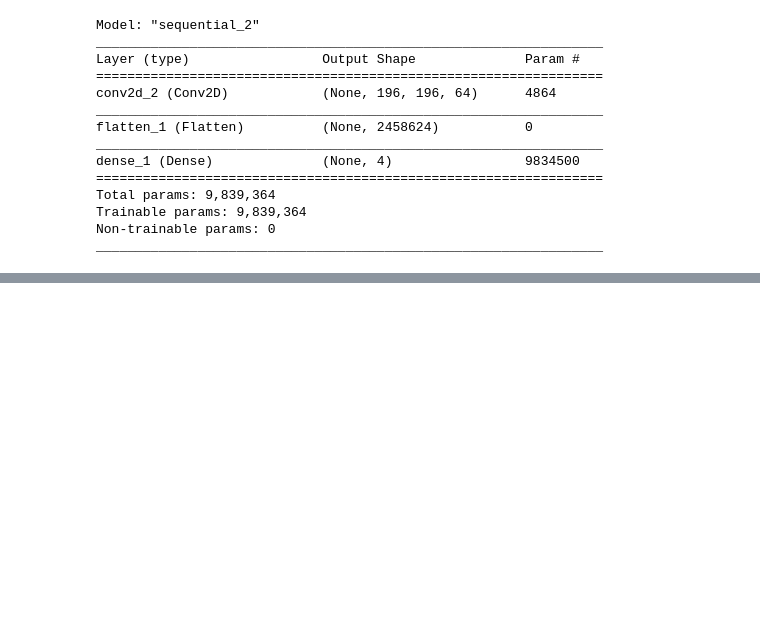
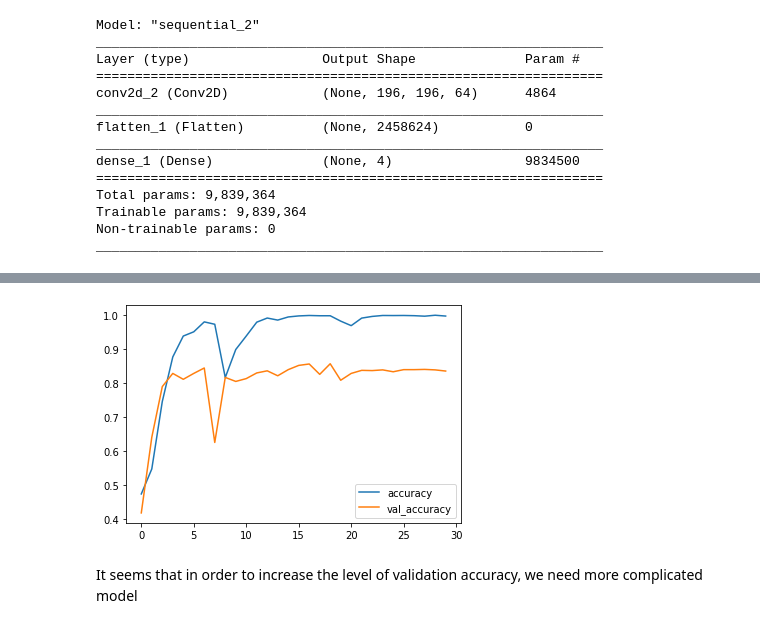
Before and after one commit to arashag/Jewelry_Recommender_System, a Jupyter notebook: Jewellery_Classification_CNN.ipynb, the cells around one changed output, grey strips where cells are left out. Saved outputs shown, nothing was run; the diff lists cells and outputs as text; code cells hidden in the pictures; blank space fills up the shorter version.

```diff
--- a/Jewellery_Classification_CNN.ipynb
+++ b/Jewellery_Classification_CNN.ipynb
@@ -245,0 +386,8 @@ _________________________________________________________________
+# %%
+plt.plot(r_new.history['accuracy'],label='accuracy')
+plt.plot(r_new.history['val_accuracy'],label='val_accuracy')
+plt.legend();
+# %% [output]
+[figure, added]
+# %% [markdown]
+It seems that in order to increase the level of validation accuracy, we need more complicated model
```
Also changed, not shown: parts of 36 cells of this notebook, 1 other file.
